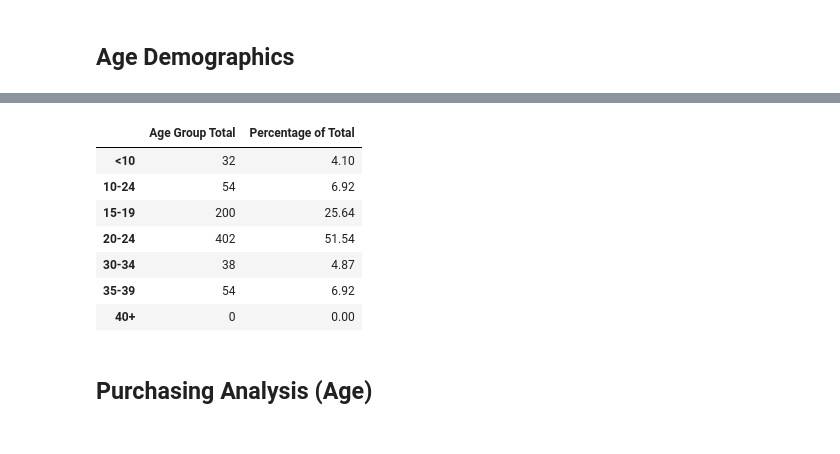
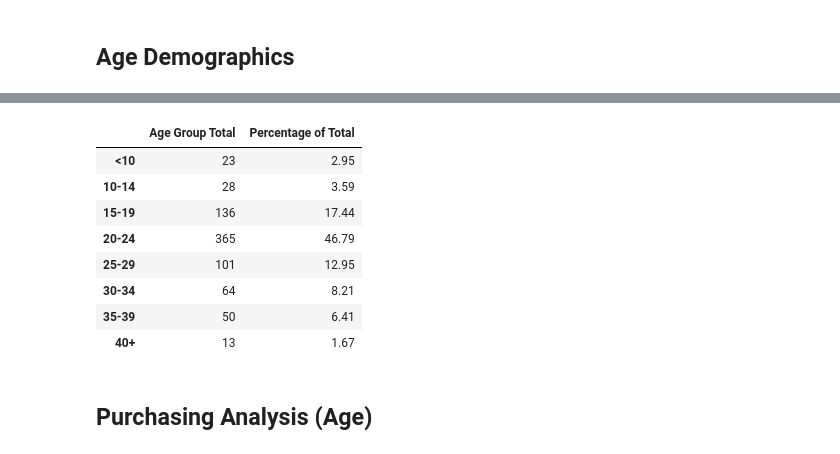
Before and after one commit to annmariegmorrison/Pandas-Challenge, a Jupyter notebook: HeroesOfPymoli/HeroesOfPymoli_HW.ipynb, the cells around one changed output, grey strips where cells are left out. Drawn from its saved outputs; the diff is of its cells as text; code cells hidden in the pictures.

```diff
--- a/HeroesOfPymoli/HeroesOfPymoli_HW.ipynb
+++ b/HeroesOfPymoli/HeroesOfPymoli_HW.ipynb
@@ -171,28 +166,28 @@ gender_demographics
 # %%
 # Establish bins for ages
 
+nodupdf = purchase_data.drop_duplicates()
 
-bins = [0, 10, 15, 20, 30, 34,50, 990]
-GroupNames = ['<10', '10-24','15-19','20-24','30-34','35-39','40+']
+bins = [0, 9.9, 14.9, 19.9, 24.9, 29.9, 33.9, 39.9, 990]
+GroupNames = ['<10', '10-14','15-19','20-24', '25-29','30-34','35-39','40+']
 
-UniqueHeroes=purchase_data.loc[:,["SN","Age"]]
-UniqueHeroes["Age Ranges"] = pd.cut(UniqueHeroes["Age"], bins, labels=GroupNames)
-UniqueHeroes
+#UniqueHeroes = purchase_data.loc[:,[“SN”,“Age”]]
 
-AgeDemographicsTotals = UniqueHeroes["Age Ranges"].value_counts()
+nodupdf["Age Ranges"] = pd.cut(nodupdf ["Age"], bins, labels = GroupNames)
+AgeDemographicsTotals = nodupdf ["Age Ranges"].value_counts()
 AgeDemographicsPercents = (AgeDemographicsTotals / TotalPlayers * 100).round(2)
 AgeDemographics = pd.DataFrame({"Age Group Total": AgeDemographicsTotals, "Percentage of Total": AgeDemographicsPercents, })
-
 AgeDemographics.sort_index()
 # %% [output]
 |  | Age Group Total | Percentage of Total |
-| <10 | 32 | 4.10 |
-| 10-24 | 54 | 6.92 |
-| 15-19 | 200 | 25.64 |
-| 20-24 | 402 | 51.54 |
-| 30-34 | 38 | 4.87 |
-| 35-39 | 54 | 6.92 |
-| 40+ | 0 | 0.00 |
+| <10 | 23 | 2.95 |
+| 10-14 | 28 | 3.59 |
+| 15-19 | 136 | 17.44 |
+| 20-24 | 365 | 46.79 |
+| 25-29 | 101 | 12.95 |
+| 30-34 | 64 | 8.21 |
+| 35-39 | 50 | 6.41 |
+| 40+ | 13 | 1.67 |
 # %% [markdown]
 ## Purchasing Analysis (Age)
 # %% [markdown]
```
Also changed, not shown: parts of 5 cells of this notebook.
